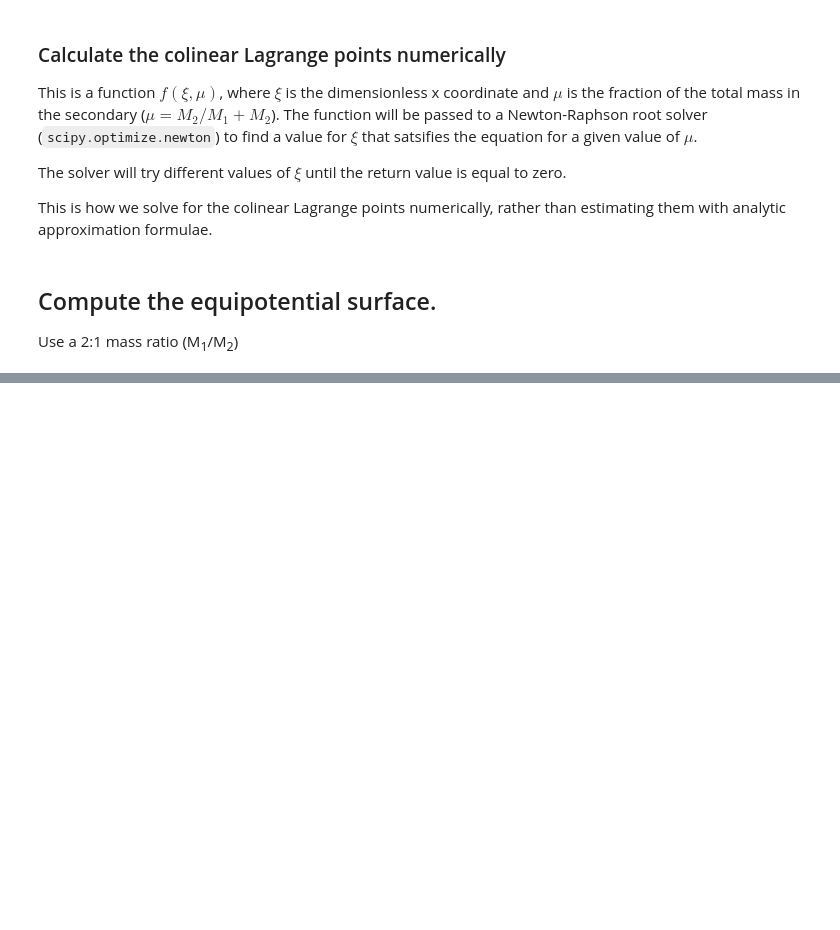
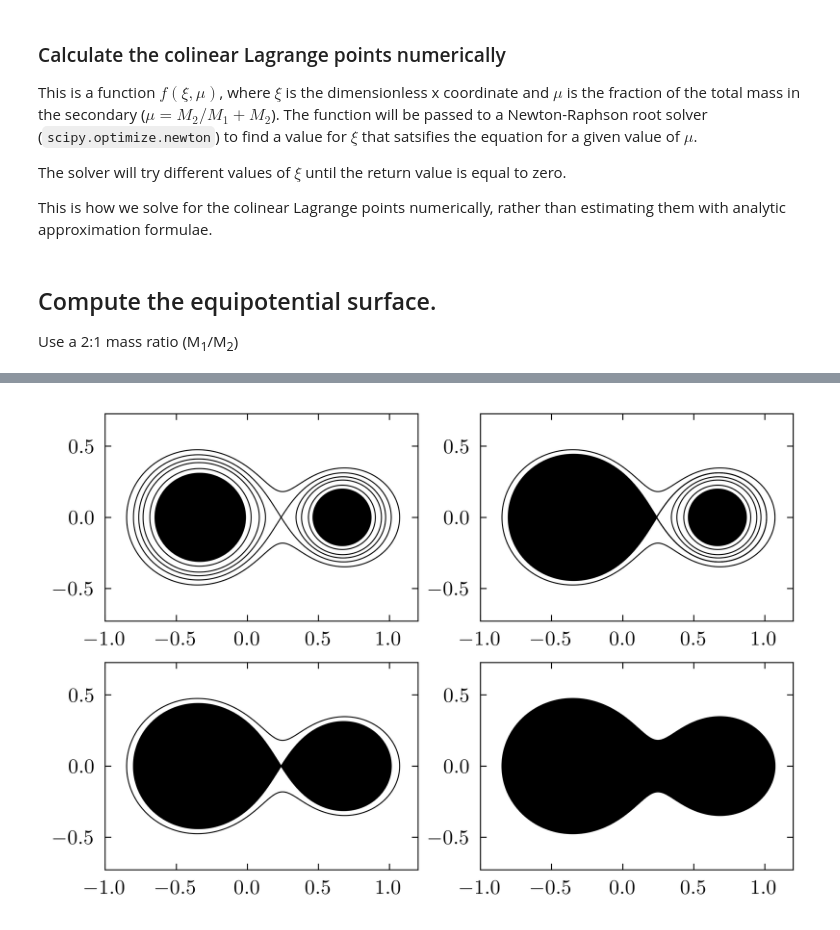
Before and after one commit to CambridgeUniversityPress/Stellar-Structure-and-Evolution, a Jupyter notebook: Chapter12/Fig12.4 Binary Evolution.ipynb, the cells around one changed output, grey strips where cells are left out. Drawn from its saved outputs; the diff is of its cells as text; code cells hidden in the pictures; blank space fills up the shorter version.

```diff
--- a/Chapter12/Fig12.4 Binary Evolution.ipynb
+++ b/Chapter12/Fig12.4 Binary Evolution.ipynb
@@ -198,35 +204,67 @@ cs = ax[0,0].contour(xi,eta,Ueff,levels=levels,colors='black',linestyles='solid'
 cf = ax[0,0].contourf(xi,eta,Ueff,levels=[-1000,phiL1-0.6],colors='black')
 
 # Panel 2, upper right: semi-detached binary, primary fills its Roche lobe
 
 cs = ax[0,1].contour(xi,eta,Ueff,levels=levels,colors='black',linestyles='solid',linewidths=0.5)
 cf = ax[0,1].contourf(xi,eta,Ueff,levels=[-1000,phiL1-0.6],colors='black')
 
+phiOff = 0.0001
+
+rc = ax[0,1].contour(xi,eta,Ueff,levels=[phiL1+phiOff],colors='black',linestyles='solid',linewidths=0.5)
+
+# uncomment if using matplotlib version 3.7, and comment out the 3.8++ hack below it (however,
+# this is a message you need to update your matplotlib to >3.8):
+
 # Very rude hack, avert your eyes - the roche lobe of the primary is path 1 in the contour
 # found by trial and error, and the minor offset is arbitrary...
 
-phiOff = -0.0001
+#p = rc.collections[0].get_paths()
+#v = p[1].vertices
+#xrc = v[:,0]
+#yrc = v[:,1]
+#ax[0,1].fill(xrc,yrc,color='black')
 
-rc = ax[0,1].contour(xi,eta,Ueff,levels=[phiL1+phiOff],colors='black',linestyles='solid',linewidths=0.5)
-p = rc.collections[0].get_paths()
-v = p[1].vertices
+#
+# Extremely rude hack for matplotlib version 3.8 and above, avert your eyes!
+#
+# Part of the trick is to back off the roche-lobe contour level by 0.0001, the indices of the
+# breakpoints in the three flattened paths and offset were found by trial and error...
+
+rc = ax[0,1].contour(xi,eta,Ueff,levels=[phiL1-phiOff],colors='black',linestyles='solid',linewidths=0.5)
+
+# matplotlib v>3.8 method:
+
+p = rc.get_paths()
+v = p[0].vertices
 xrc = v[:,0]
 yrc = v[:,1]
-ax[0,1].fill(xrc,yrc,color='black')
+
+# there are 4 separate paths in the flattened paths (vertices v) returned by get_paths().  These
+# are the 3 break points between them
+
+brkPts = np.where(p[0].codes==1)[0] # code=1 is MoveTo
+
+# the secondary contour is path 1 (start to break-point 0), the roche lobe contour of the primary is
+# path 3 (between break points 1 and 2)
+
+ax[0,1].fill(xrc[:brkPts[0]],yrc[:brkPts[0]],color='black')
+ax[0,1].fill(xrc[brkPts[1]:brkPts[2]],yrc[brkPts[1]:brkPts[2]],color='black')
 
 # Panel 3, lower left: contact binary, both stars fill their Roche lobes
 
 cs = ax[1,0].contour(xi,eta,Ueff,levels=levels,colors='black',linestyles='solid',linewidths=0.5)
 cf = ax[1,0].contourf(xi,eta,Ueff,levels=[-1000,phiL1],colors='black')
 
 # Panel 4, lower right: common-envelope binary, both stars overfill their Roche lobes, the
 #          offset from phiL1 is arbitrary to look good
 
 phiOff = 0.1
 cs = ax[1,1].contour(xi,eta,Ueff,levels=levels,colors='black',linestyles='solid',linewidths=0.5)
 cf = ax[1,1].contourf(xi,eta,Ueff,levels=[-1000,phiL1+phiOff],colors='black')
 
 # plot it
 
 plt.plot()
 plt.savefig(plotFile,bbox_inches='tight',facecolor='white')
+# %% [output]
+[figure, added]
```
Also changed, not shown: parts of 1 cell of this notebook, 1 other file.
